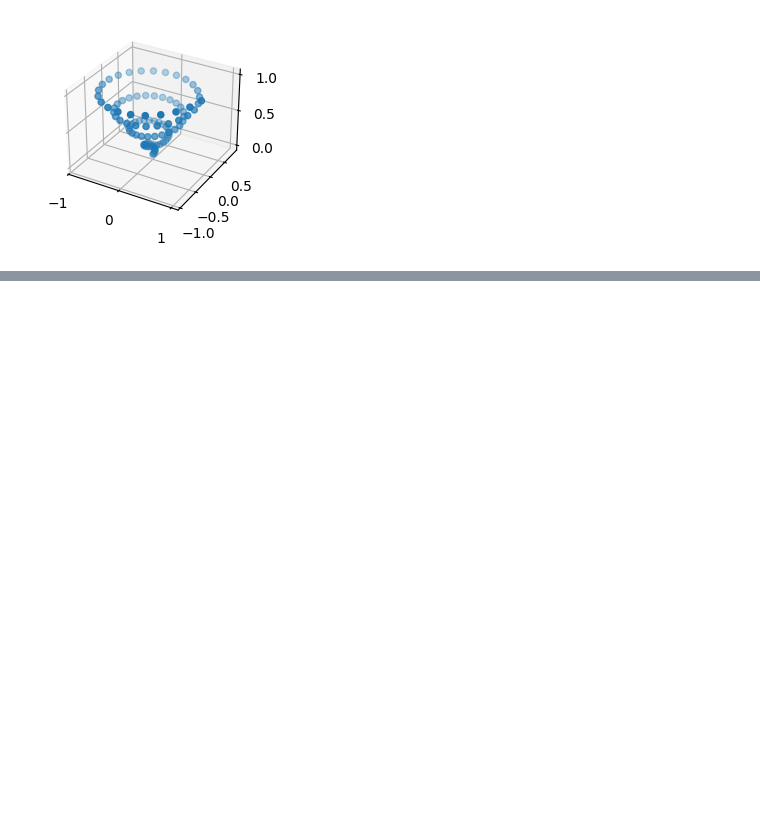
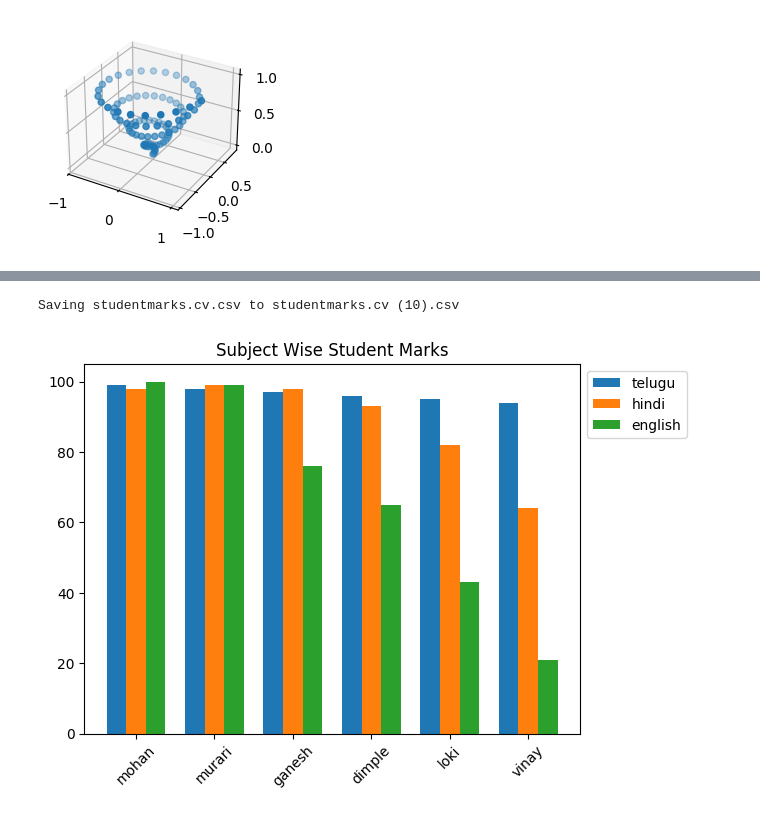
Before and after one commit to lokeshneerasa/Matplotlib, a Jupyter notebook: Matplotlib_Charts.ipynb, the cells around one changed output, grey strips where cells are left out. Saved outputs shown, nothing was run; the diff lists cells and outputs as text; code cells hidden in the pictures; blank space fills up the shorter version.

```diff
--- a/Matplotlib_Charts.ipynb
+++ b/Matplotlib_Charts.ipynb
@@ -736,0 +770,18 @@ plt.show()
+# %%
+#barchart for subjectwise marks
+from google.colab import files
+uploaded=files.upload()
+import pandas as pd
+df=pd.read_csv("studentmarks.cv.csv")
+import matplotlib.pyplot as plt
+import numpy as np
+x=np.arange(len(df.students))
+width=0.25
+plt.bar(x-width,df.telugu,width,label="telugu")
+plt.bar(x,df.hindi,width,label="hindi")
+plt.bar(x+width,df.english,width,label="english")
+plt.xticks(x,df.students,rotation=45)
+plt.legend(bbox_to_anchor=(1,1))
+plt.title("Subject Wise Student Marks")
+plt.show()
+# %% [output]
@@ -736,0 +789,2 @@ plt.show()
+Saving studentmarks.cv.csv to studentmarks.cv (10).csv
+[figure, added]
```
Also changed, not shown: parts of 10 cells of this notebook.
